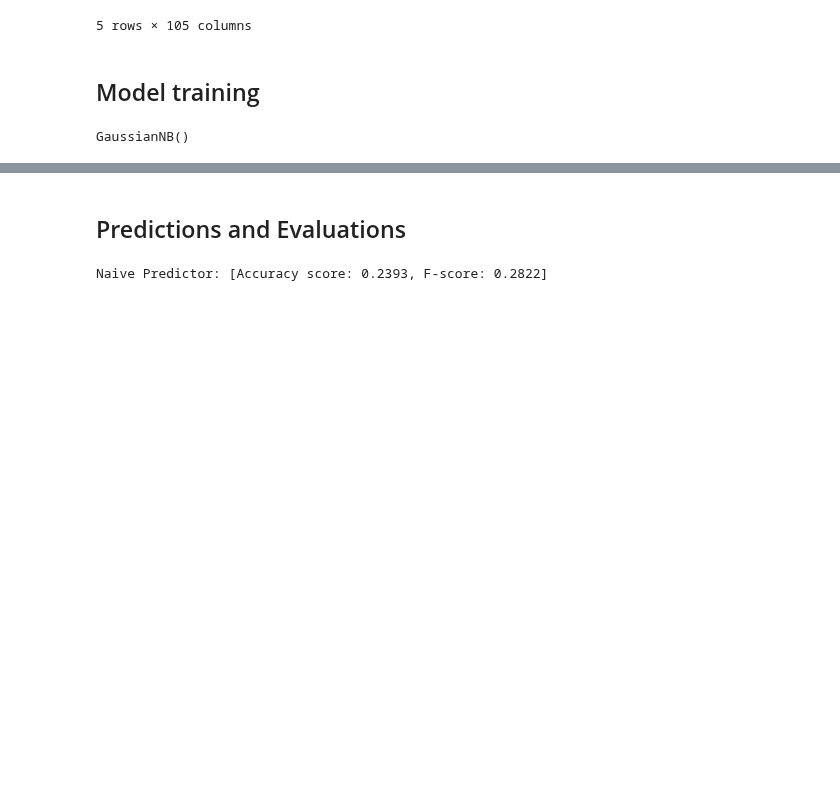
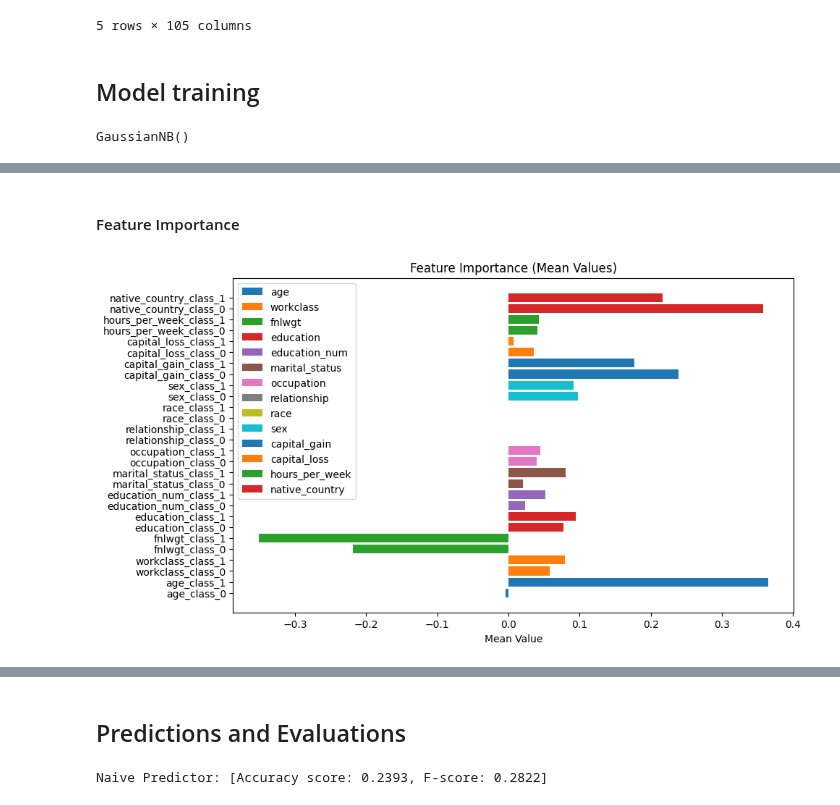
Before and after one commit to eva-f00/bayes_xml, a Jupyter notebook: Naive Bayes Classifier.ipynb, the cells around one changed output, grey strips where cells are left out. Drawn from its saved outputs; the diff is of its cells as text; code cells hidden in the pictures; blank space fills up the shorter version.

```diff
--- a/Naive Bayes Classifier.ipynb
+++ b/Naive Bayes Classifier.ipynb
@@ -644,0 +683,20 @@ GaussianNB()
+# %% [markdown]
+<h4>Feature Importance
+# %%
+# Get mean for each feature and class
+means = gnb.theta_
+
+# Get feature names
+feature_names = X.columns
+
+# Plot the mean values
+plt.figure(figsize=(10, 6))
+for i, feature in enumerate(feature_names):
+    plt.barh([f'{feature}_class_0', f'{feature}_class_1'], means[:, i], label=feature)
+
+plt.xlabel('Mean Value')
+plt.title('Feature Importance (Mean Values)')
+plt.legend()
+plt.show()
+# %% [output]
+[figure, added]
```
Also changed, not shown: parts of 8 cells of this notebook.
